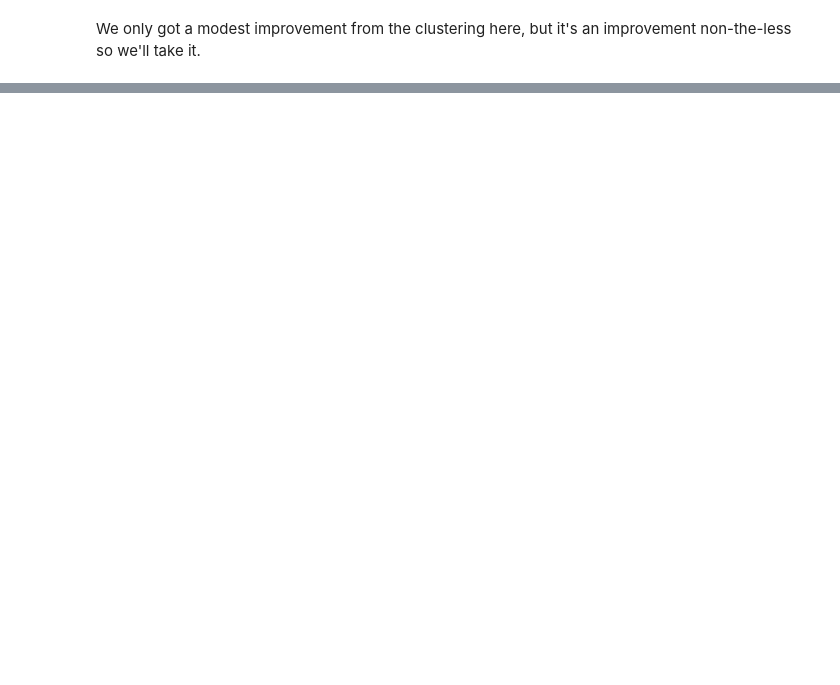
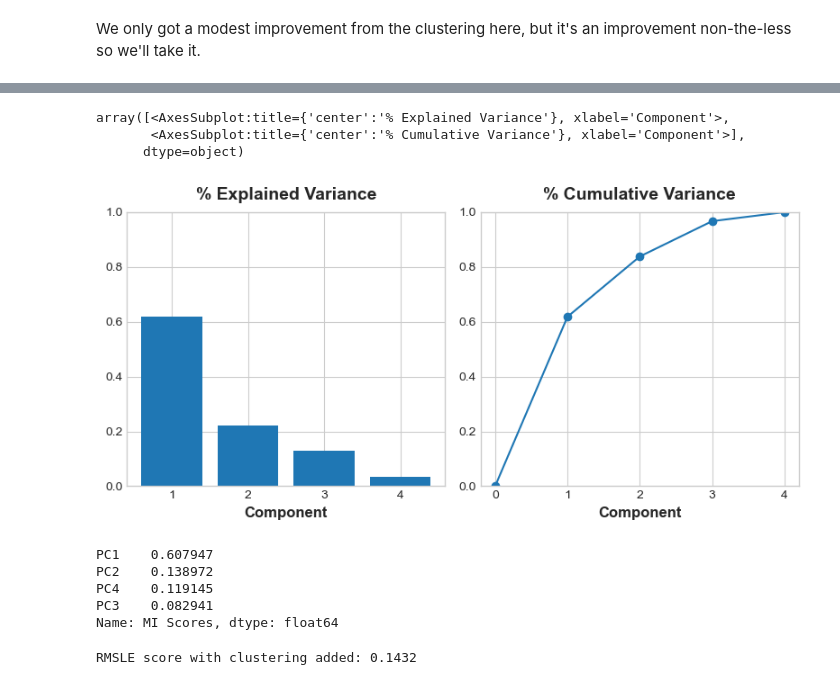
Before and after one commit to Ben-Hardy/kaggle, a Jupyter notebook: ames_housing_data/ames.ipynb, the cells around one changed output, grey strips where cells are left out. Drawn from its saved outputs; the diff is of its cells as text; code cells hidden in the pictures; blank space fills up the shorter version.

```diff
--- a/ames_housing_data/ames.ipynb
+++ b/ames_housing_data/ames.ipynb
@@ -219,0 +245,15 @@ We only got a modest improvement from the clustering here, but it's an improveme
+# %%
+# Create principal components
+pca = PCA()
+X_pca = pca.fit_transform(X_scaled)
+
+# Convert to dataframe
+component_names = [f"PC{i+1}" for i in range(X_pca.shape[1])]
+X_pca = pd.DataFrame(X_pca, columns=component_names)
+
+loadings = pd.DataFrame(
+    pca.components_.T,  # transpose the matrix of loadings
+    columns=component_names,  # so the columns are the principal components
+    index=X_PCA.columns,  # and the rows are the original features
+)
+loadings
@@ -219,0 +266,52 @@ We only got a modest improvement from the clustering here, but it's an improveme
+# %%
+# variance plot function from the kaggle tutorial
+def plot_variance(pca, width=8, dpi=100):
+    # Create figure
+    fig, axs = plt.subplots(1, 2)
+    n = pca.n_components_
+    grid = np.arange(1, n + 1)
+    # Explained variance
+    evr = pca.explained_variance_ratio_
+    axs[0].bar(grid, evr)
+    axs[0].set(
+        xlabel="Component", title="% Explained Variance", ylim=(0.0, 1.0)
+    )
+    # Cumulative Variance
+    cv = np.cumsum(evr)
+    axs[1].plot(np.r_[0, grid], np.r_[0, cv], "o-")
+    axs[1].set(
+        xlabel="Component", title="% Cumulative Variance", ylim=(0.0, 1.0)
+    )
+    # Set up figure
+    fig.set(figwidth=8, dpi=100)
+    return axs
+
+plot_variance(pca)
+# %% [output]
+array([<AxesSubplot:title={'center':'% Explained Variance'}, xlabel='Component'>,
+       <AxesSubplot:title={'center':'% Cumulative Variance'}, xlabel='Component'>],
+      dtype=object)
+[figure, added]
+# %%
+mi_scores = mutual_info_regression(X_pca, y_PCA, discrete_features=False)
+mi_scores = pd.Series(mi_scores, name="MI Scores", index=X_pca.columns)
+mi_scores = mi_scores.sort_values(ascending=False)
+mi_scores
+# %% [output]
+PC1    0.607947
+PC2    0.138972
+PC4    0.119145
+PC3    0.082941
+Name: MI Scores, dtype: float64
+# %%
+# the PCs show several things. firstly, that the various measures of space are a large cause of variance, which is something we should expect. PC2 shows us that there is a contrast between lot size and lot size and interior space. PC3 weirdly shows an inverse relationship between the size of the basement and the size of the garage. we can use this information to make new features.
+
+
+X_mi['LotIntRatio'] = X_mi['TotalInteriorSF'] / X_mi['LotArea']
+X_mi['GarageBsmtRatio'] = X_mi['TotalBsmtSF'] / 1 + X_mi['GarageArea']
+y_mi = X_mi.pop('SalePrice')
+
+score = get_XGB_score(X_mi, y_mi)
+print(f"RMSLE score with clustering added: {score:.4f}")
+# %% [output]
+RMSLE score with clustering added: 0.1432
```
Also changed, not shown: parts of 20 cells of this notebook, 1 other file.
